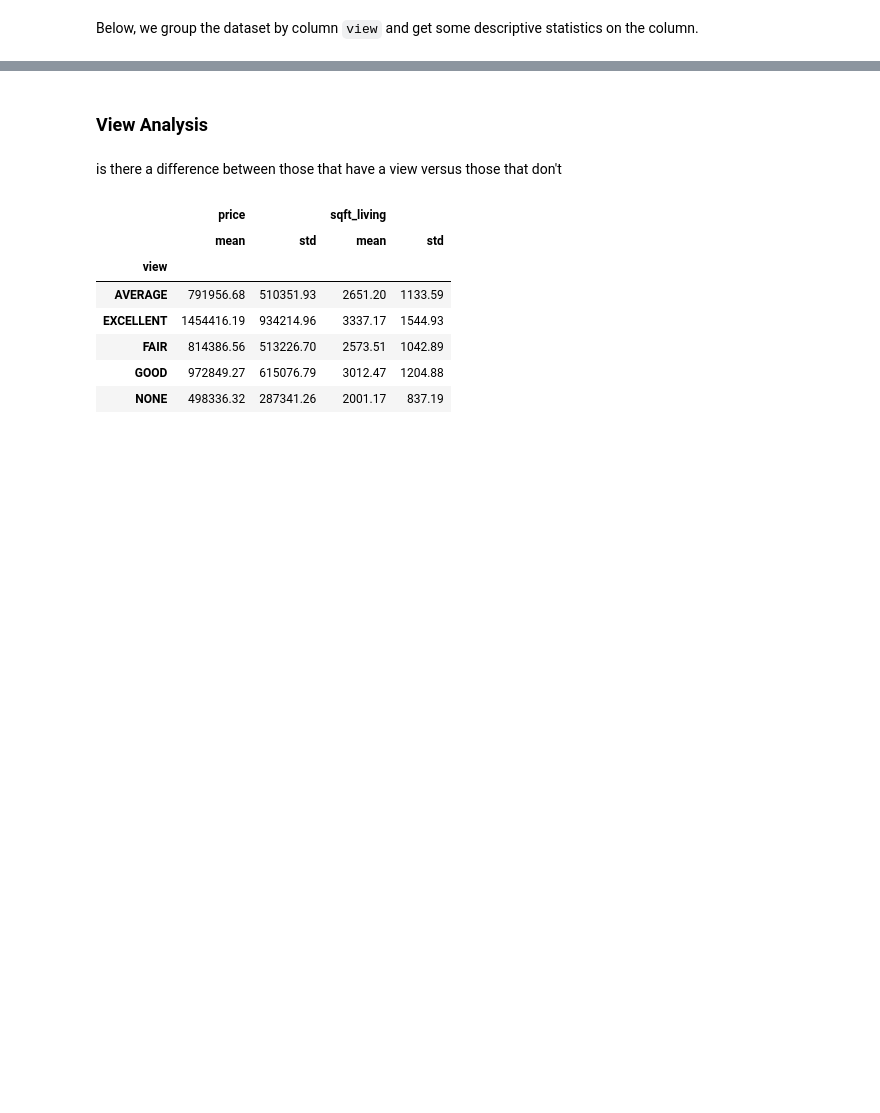
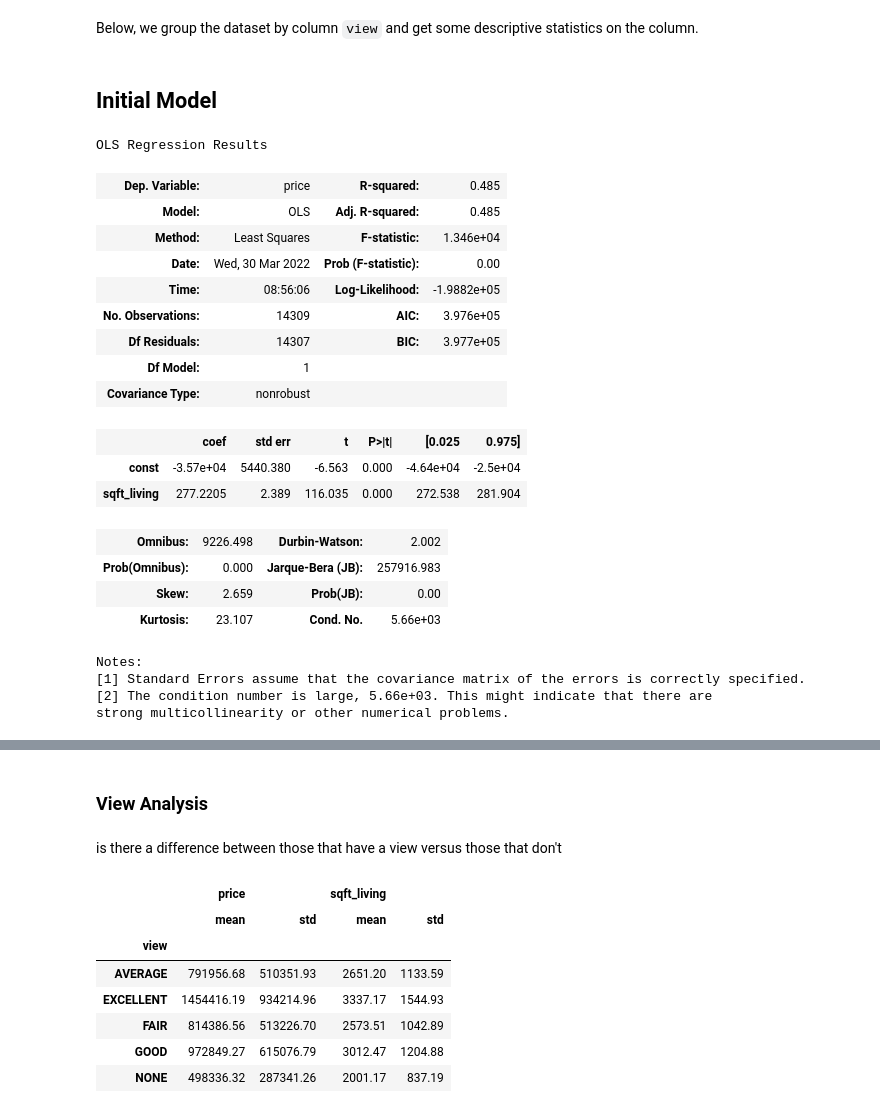
Before and after one commit to xiaohua-su/King_County_Real_Estate_Analysis, a Jupyter notebook: King_County_Real_Estate_Analysis.ipynb, the cells around one changed output, grey strips where cells are left out. Cells and saved outputs as stored; diff of their text form; code cells hidden in the pictures; blank space fills up the shorter version.

```diff
--- a/Real_Estate_Analysis.ipynb
+++ b/King_County_Real_Estate_Analysis.ipynb
@@ -403,3 +387,33 @@ Below, we group the dataset by column `view` and get some descriptive statistics
 # %%
 # fig, ax = plt.subplots(figsize=(8,8))
 # heat = sns.heatmap(train_df.corr(), annot = True)
+# %% [markdown]
+## Initial Model
+# %%
+# Using statsmodel.OLS to create our first model,
+# with a single feature (sqft_living)
+simple_model_1 = sm.OLS(y_train, sm.add_constant(X_train['sqft_living'])).fit()
+# %%
+simple_model_1.summary()
+# %% [output]
+OLS Regression Results
+| Dep. Variable: | price | R-squared: | 0.485 |
+| Model: | OLS | Adj. R-squared: | 0.485 |
+| Method: | Least Squares | F-statistic: | 1.346e+04 |
+| Date: | Wed, 30 Mar 2022 | Prob (F-statistic): | 0.00 |
+| Time: | 08:56:06 | Log-Likelihood: | -1.9882e+05 |
+| No. Observations: | 14309 | AIC: | 3.976e+05 |
+| Df Residuals: | 14307 | BIC: | 3.977e+05 |
+| Df Model: | 1 |  |  |
+| Covariance Type: | nonrobust |  |  |
+|  | coef | std err | t | P>|t| | [0.025 | 0.975] |
+| const | -3.57e+04 | 5440.380 | -6.563 | 0.000 | -4.64e+04 | -2.5e+04 |
+| sqft_living | 277.2205 | 2.389 | 116.035 | 0.000 | 272.538 | 281.904 |
+| Omnibus: | 9226.498 | Durbin-Watson: | 2.002 |
+| Prob(Omnibus): | 0.000 | Jarque-Bera (JB): | 257916.983 |
+| Skew: | 2.659 | Prob(JB): | 0.00 |
+| Kurtosis: | 23.107 | Cond. No. | 5.66e+03 |
+Notes:
+[1] Standard Errors assume that the covariance matrix of the errors is correctly specified.
+[2] The condition number is large, 5.66e+03. This might indicate that there are
+strong multicollinearity or other numerical problems.
```
Also changed, not shown: parts of 19 cells of this notebook.
